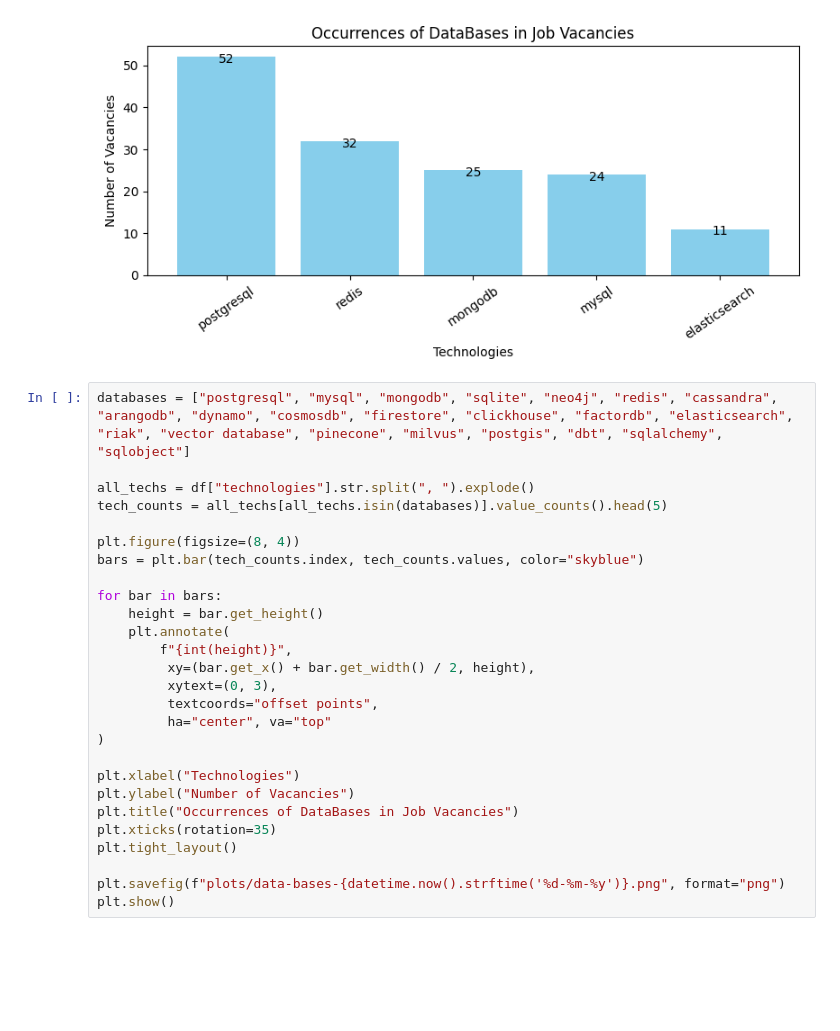
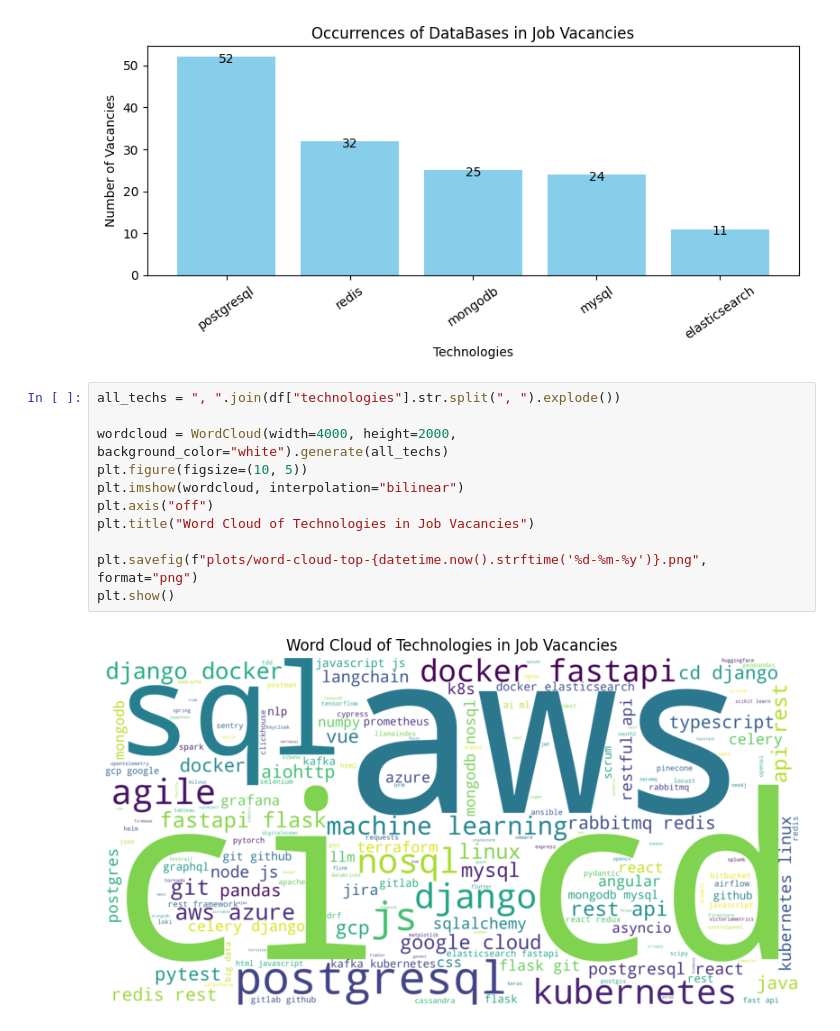
Before and after one commit to vladislav-tsybuliak1/python-vacancies-scaping-and-data-analysis, a Jupyter notebook: analysis/analyse_vacancies.ipynb, the cells around one changed output. Cells and saved outputs as stored; diff of their text form; blank space fills up the shorter version.

Commit message:
Add wordcloud image of top techs

```diff
--- a/analysis/analyse_vacancies.ipynb
+++ b/analysis/analyse_vacancies.ipynb
@@ -147,29 +148,15 @@ plt.show()
 # %% [output]
 [figure]
 # %%
-databases = ["postgresql", "mysql", "mongodb", "sqlite", "neo4j", "redis", "cassandra", "arangodb", "dynamo", "cosmosdb", "firestore", "clickhouse", "factordb", "elasticsearch", "riak", "vector database", "pinecone", "milvus", "postgis", "dbt", "sqlalchemy", "sqlobject"]
+all_techs = ", ".join(df["technologies"].str.split(", ").explode())
 
-all_techs = df["technologies"].str.split(", ").explode()
-tech_counts = all_techs[all_techs.isin(databases)].value_counts().head(5)
+wordcloud = WordCloud(width=4000, height=2000, background_color="white").generate(all_techs)
+plt.figure(figsize=(10, 5))
+plt.imshow(wordcloud, interpolation="bilinear")
+plt.axis("off")
+plt.title("Word Cloud of Technologies in Job Vacancies")
 
-plt.figure(figsize=(8, 4))
-bars = plt.bar(tech_counts.index, tech_counts.values, color="skyblue")
-
-for bar in bars:
-    height = bar.get_height()
-    plt.annotate(
-        f"{int(height)}",
-         xy=(bar.get_x() + bar.get_width() / 2, height),
-         xytext=(0, 3),
-         textcoords="offset points",
-         ha="center", va="top"
-)
-
-plt.xlabel("Technologies")
-plt.ylabel("Number of Vacancies")
-plt.title("Occurrences of DataBases in Job Vacancies")
-plt.xticks(rotation=35)
-plt.tight_layout()
-
-plt.savefig(f"plots/data-bases-{datetime.now().strftime('%d-%m-%y')}.png", format="png")
+plt.savefig(f"plots/word-cloud-top-{datetime.now().strftime('%d-%m-%y')}.png", format="png")
 plt.show()
+# %% [output]
+[figure, added]
```
Also changed, not shown: parts of 1 cell of this notebook, 1 other file.
